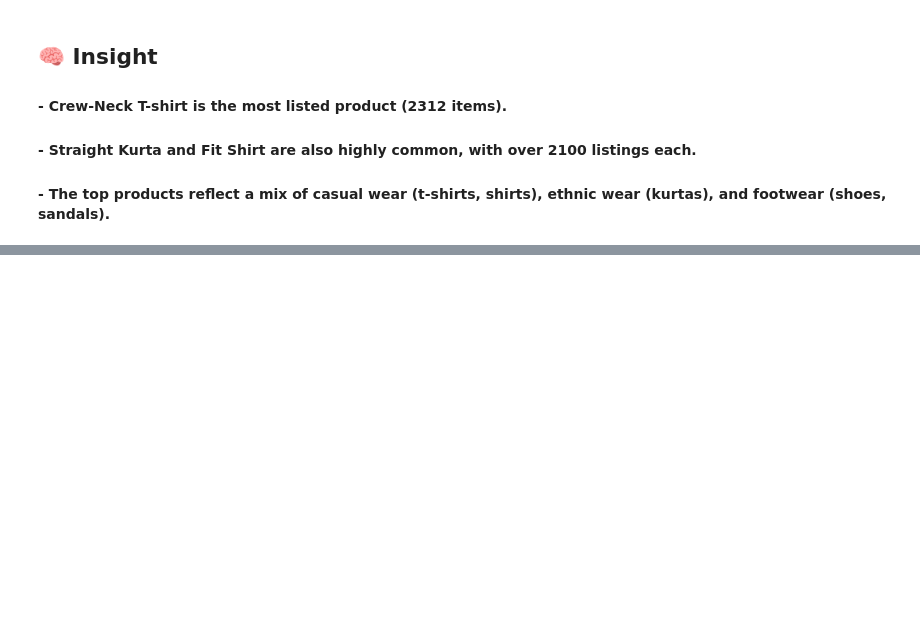
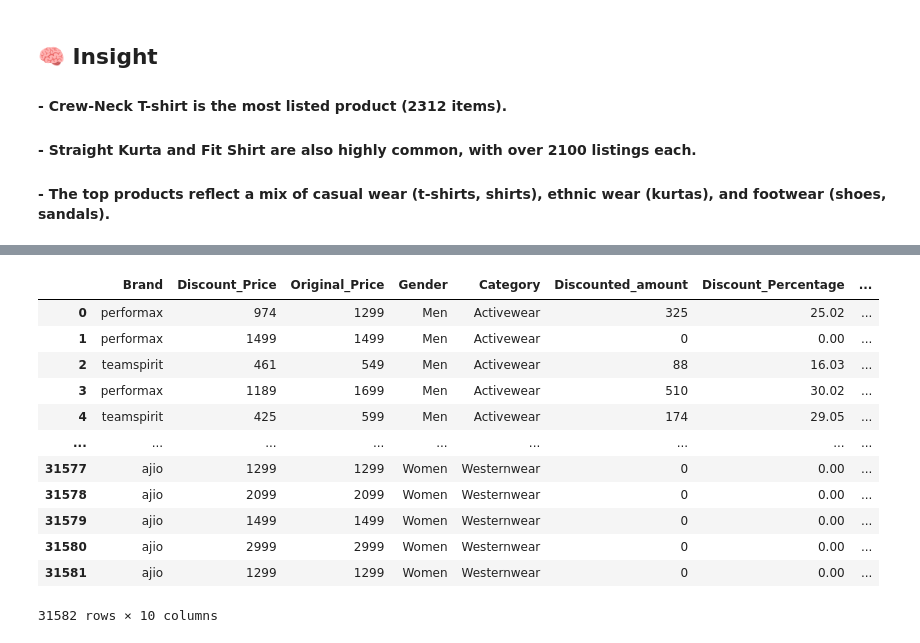
Before and after one commit to harshkarwade/Fashion-Trend-Analysis, a Jupyter notebook: Fashion_Trend_Analysis (3).ipynb, the cells around one changed output, grey strips where cells are left out. Drawn from its saved outputs; the diff is of its cells as text; code cells hidden in the pictures; blank space fills up the shorter version.

```diff
--- a/Fashion_Trend_Analysis (3).ipynb
+++ b/Fashion_Trend_Analysis (3).ipynb
@@ -105,4 +105,4 @@ df["Product_Name"] = df["ProductName"].astype(str).apply(lambda x: ' '.join(x.sp
 # %% [markdown]
 - This helps to extract and clean product names from Description column.
 # %%
-df.drop('ProductName',axis = 1)
+df = df.drop('ProductName',axis = 1)
@@ -1211,0 +1232,20 @@ plt.show()
+# %%
+df = df.drop('Description', axis = 1)
+# %%
+df = df.drop('Product_ID', axis = 1)
+# %%
+df
+# %% [output]
+|  | Brand | Discount_Price | Original_Price | Gender | Category | Discounted_amount | Discount_Percentage | ... |
+| 0 | performax | 974 | 1299 | Men | Activewear | 325 | 25.02 | ... |
+| 1 | performax | 1499 | 1499 | Men | Activewear | 0 | 0.00 | ... |
+| 2 | teamspirit | 461 | 549 | Men | Activewear | 88 | 16.03 | ... |
+| 3 | performax | 1189 | 1699 | Men | Activewear | 510 | 30.02 | ... |
+| 4 | teamspirit | 425 | 599 | Men | Activewear | 174 | 29.05 | ... |
+| ... | ... | ... | ... | ... | ... | ... | ... | ... |
+| 31577 | ajio | 1299 | 1299 | Women | Westernwear | 0 | 0.00 | ... |
+| 31578 | ajio | 2099 | 2099 | Women | Westernwear | 0 | 0.00 | ... |
+| 31579 | ajio | 1499 | 1499 | Women | Westernwear | 0 | 0.00 | ... |
+| 31580 | ajio | 2999 | 2999 | Women | Westernwear | 0 | 0.00 | ... |
+| 31581 | ajio | 1299 | 1299 | Women | Westernwear | 0 | 0.00 | ... |
+31582 rows × 10 columns
```
Also changed, not shown: parts of 26 cells of this notebook.
